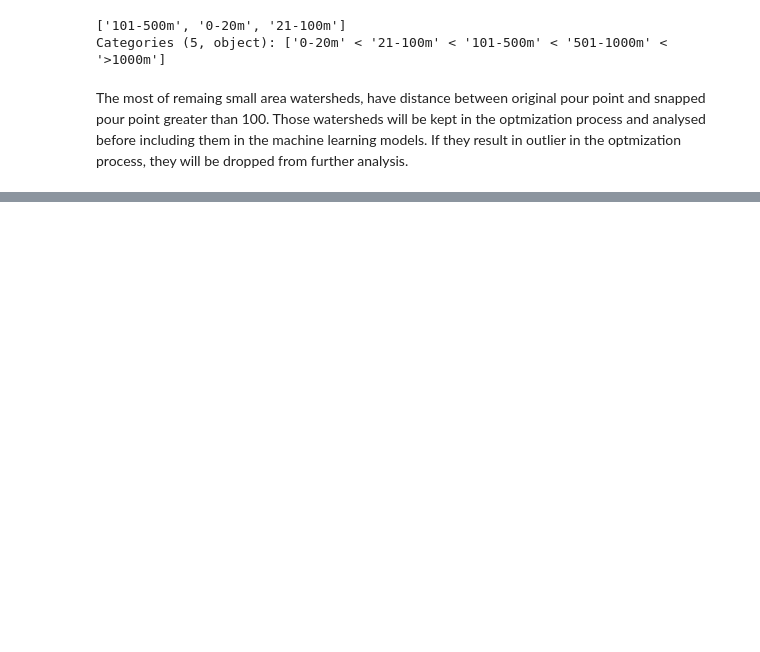
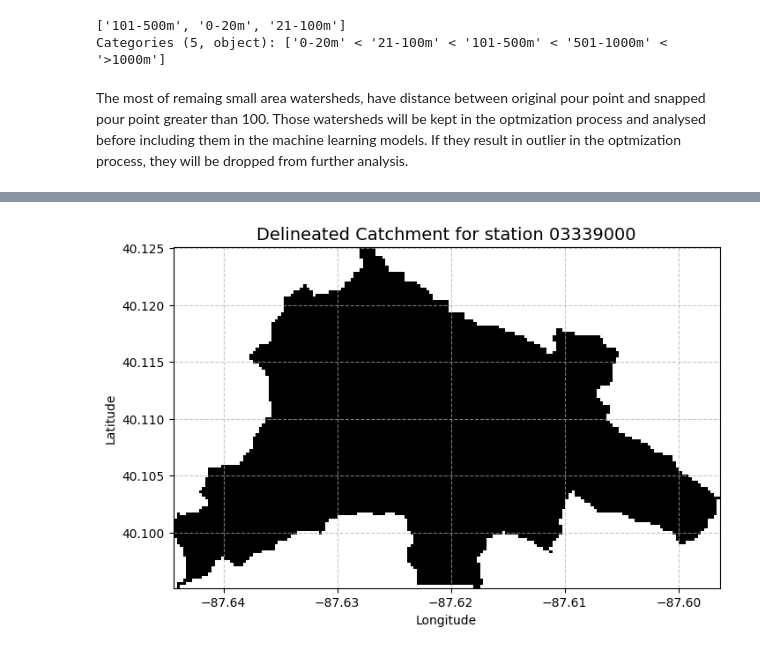
Before and after one commit to vpalvesalan/ML-ModClark-IUH-Model, a Jupyter notebook: notebooks/preprocessing/9_geomorphological_characteristics.ipynb, the cells around one changed output, grey strips where cells are left out. Cells and saved outputs as stored; diff of their text form; code cells hidden in the pictures; blank space fills up the shorter version.

```diff
--- a/notebooks/preprocessing/9_geomorphological_characteristics.ipynb
+++ b/notebooks/preprocessing/9_geomorphological_characteristics.ipynb
@@ -472,0 +634,15 @@ create_watershed_map(largest_gdf, wsb_style)
+# %%
+# Define paths
+flowdir_dir = project_root_path / 'data/silver/geo/raster/watersheds'
+valid_wsb_path = project_root_path / 'data/silver/tabular/other/valid_watersheds.csv'
+valid_wsb = pd.read_csv(valid_wsb_path, dtype={'stnid': 'object'})['stnid']
+stnid = valid_wsb.iloc[random.randint(0, len(valid_wsb)-1)]
+fdir_path = str(flowdir_dir / f'flowdir_{stnid}.tif')
+catch_path = str(flowdir_dir / f'catchment_{stnid}.tif')
+# %%
+# Load the flow direction raster
+dirmap = (64, 128, 1, 2, 4, 8, 16, 32)
+grid = Grid.from_raster(fdir_path, data_name='flowdir')
+fdir = grid.read_raster(fdir_path, data_name='flowdir', metadata={'dirmap':dirmap, 'routing':'d8'})
+catch_mask = grid.read_raster(catch_path, data_name='catchment')
+catch_mask
@@ -472,0 +657,14 @@ create_watershed_map(largest_gdf, wsb_style)
+# %%
+# Plot the catchment
+fig, ax = plt.subplots(figsize=(8,6))
+fig.patch.set_alpha(0)
+
+plt.grid(True, linestyle = '--', zorder=0, alpha = 0.7)
+im = ax.imshow(np.where(catch_mask, catch_mask, np.nan), extent=grid.extent,
+               zorder=1, cmap='Greys_r')
+plt.xlabel('Longitude')
+plt.ylabel('Latitude')
+plt.title(f'Delineated Catchment for station {stnid}', size=14)
+plt.show()
+# %% [output]
+[figure, added]
```
Also changed, not shown: parts of 37 cells of this notebook.
